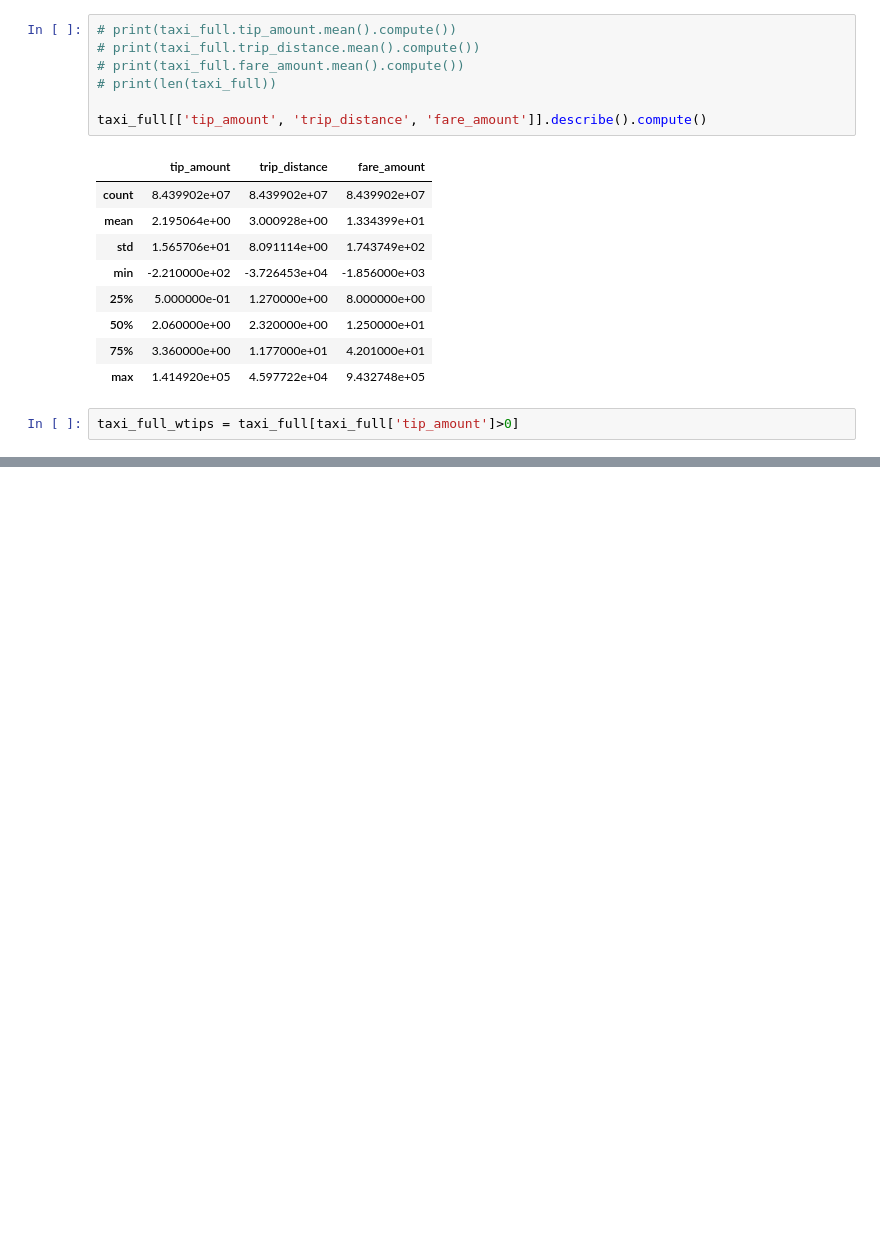
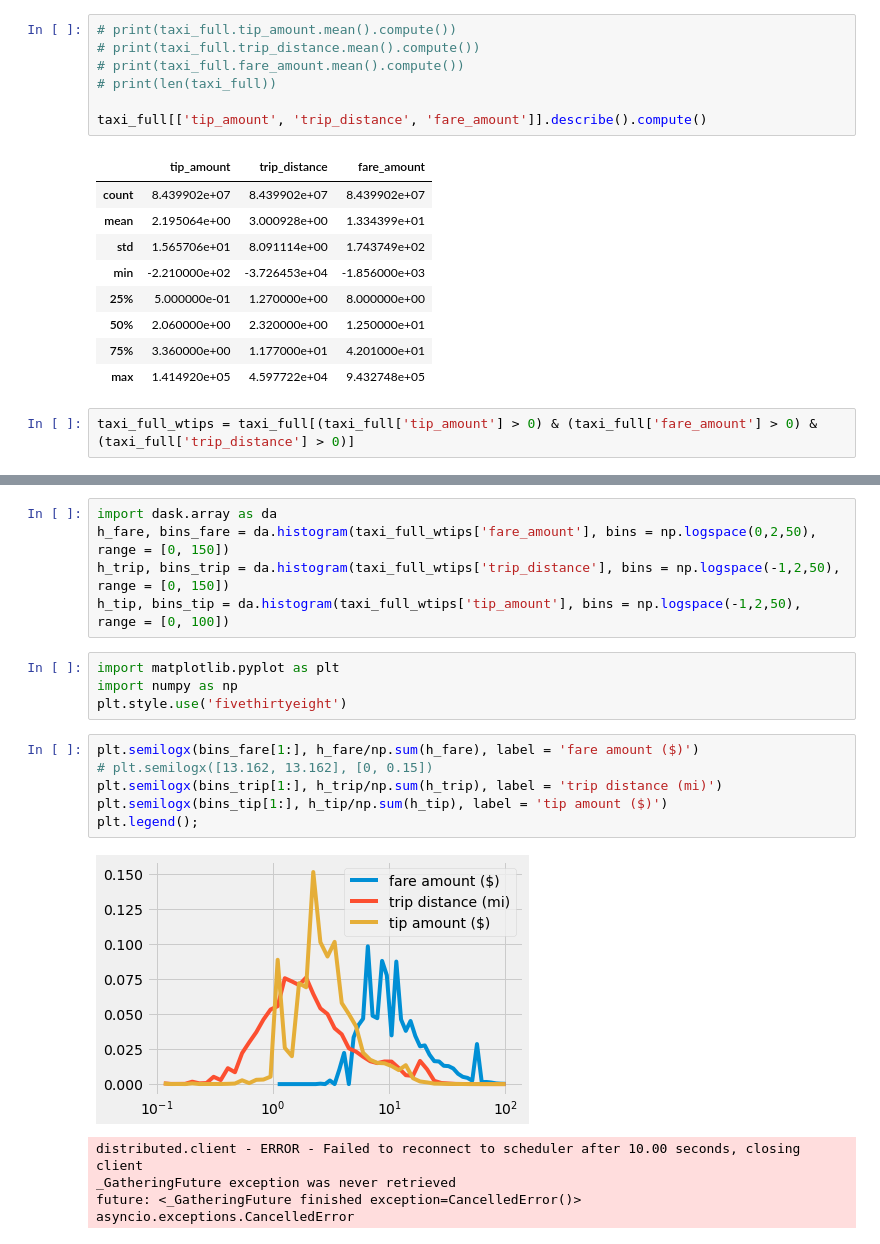
Before and after one commit to cooperrc/nyc-taxi-coiled, a Jupyter notebook: 01_analyze-taxi.ipynb, the cells around one changed output, grey strips where cells are left out. Drawn from its saved outputs; the diff is of its cells as text; blank space fills up the shorter version.

```diff
--- a/01_analyze-taxi.ipynb
+++ b/01_analyze-taxi.ipynb
@@ -69,7 +79,7 @@ taxi_full[['tip_amount', 'trip_distance', 'fare_amount']].describe().compute()
 | 75% | 3.360000e+00 | 1.177000e+01 | 4.201000e+01 |
 | max | 1.414920e+05 | 4.597722e+04 | 9.432748e+05 |
 # %%
-taxi_full_wtips = taxi_full[taxi_full['tip_amount']>0]
+taxi_full_wtips = taxi_full[(taxi_full['tip_amount'] > 0) & (taxi_full['fare_amount'] > 0) & (taxi_full['trip_distance'] > 0)]
 # %%
 len(taxi_full_wtips)/len(taxi_full)
 # %% [output]
@@ -99,2 +104,23 @@ Cluster deleted successfully.
+# %%
+import dask.array as da
+h_fare, bins_fare = da.histogram(taxi_full_wtips['fare_amount'], bins = np.logspace(0,2,50), range = [0, 150])
+h_trip, bins_trip = da.histogram(taxi_full_wtips['trip_distance'], bins = np.logspace(-1,2,50), range = [0, 150])
+h_tip, bins_tip = da.histogram(taxi_full_wtips['tip_amount'], bins = np.logspace(-1,2,50), range = [0, 100])
+# %%
+import matplotlib.pyplot as plt
+import numpy as np
+plt.style.use('fivethirtyeight')
+# %%
+plt.semilogx(bins_fare[1:], h_fare/np.sum(h_fare), label = 'fare amount ($)')
+# plt.semilogx([13.162, 13.162], [0, 0.15])
+plt.semilogx(bins_trip[1:], h_trip/np.sum(h_trip), label = 'trip distance (mi)')
+plt.semilogx(bins_tip[1:], h_tip/np.sum(h_tip), label = 'tip amount ($)')
+plt.legend();
+# %% [output]
+[figure, added]
+distributed.client - ERROR - Failed to reconnect to scheduler after 10.00 seconds, closing client
+_GatheringFuture exception was never retrieved
+future: <_GatheringFuture finished exception=CancelledError()>
+asyncio.exceptions.CancelledError
 # %% [markdown]
 ## Wrapping up
```
Also changed, not shown: parts of 8 cells of this notebook, 4 other files.
